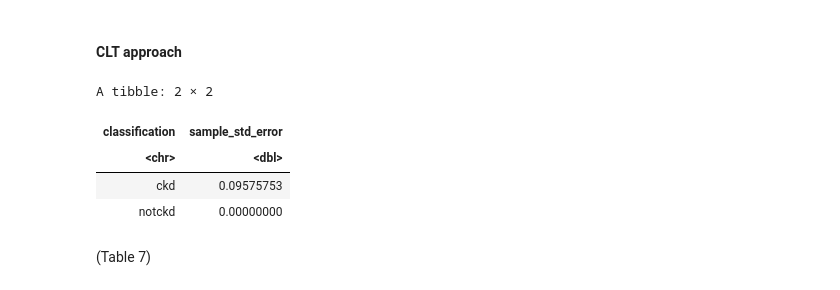
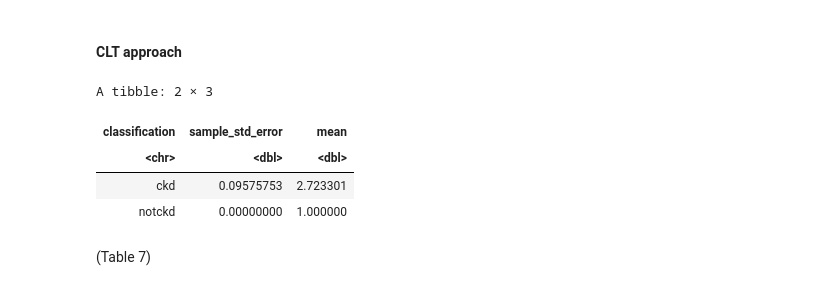
Before and after one commit to mish-salt/Group-14-stat-project, a Jupyter notebook: final report.ipynb, the cells around one changed output. Cells and saved outputs as stored; diff of their text form; code cells hidden in the pictures.

```diff
--- a/final report.ipynb
+++ b/final report.ipynb
@@ -240,17 +258,17 @@ From the bootstrap approach, we get a p-value equall to 0 (*table6*) under the c
 # %%
 #get the standard deviation of ckd/notckd groups
 ckd_data_summary <-
     ckd_data %>%
     group_by(classification) %>%
-    summarise(sample_std_error = sd(albumin_level)/sqrt(n()))
+    summarise(sample_std_error = sd(albumin_level)/sqrt(n()), mean = mean(albumin_level))
 
 ckd_data_summary
 # %% [output]
-A tibble: 2 × 2
+A tibble: 2 × 3
-| classification | sample_std_error |
-| <chr> | <dbl> |
-| ckd | 0.09575753 |
-| notckd | 0.00000000 |
+| classification | sample_std_error | mean |
+| <chr> | <dbl> | <dbl> |
+| ckd | 0.09575753 | 2.723301 |
+| notckd | 0.00000000 | 1.000000 |
 # %% [markdown]
 (Table 7)
 # %%
```
Also changed, not shown: parts of 7 cells of this notebook.
